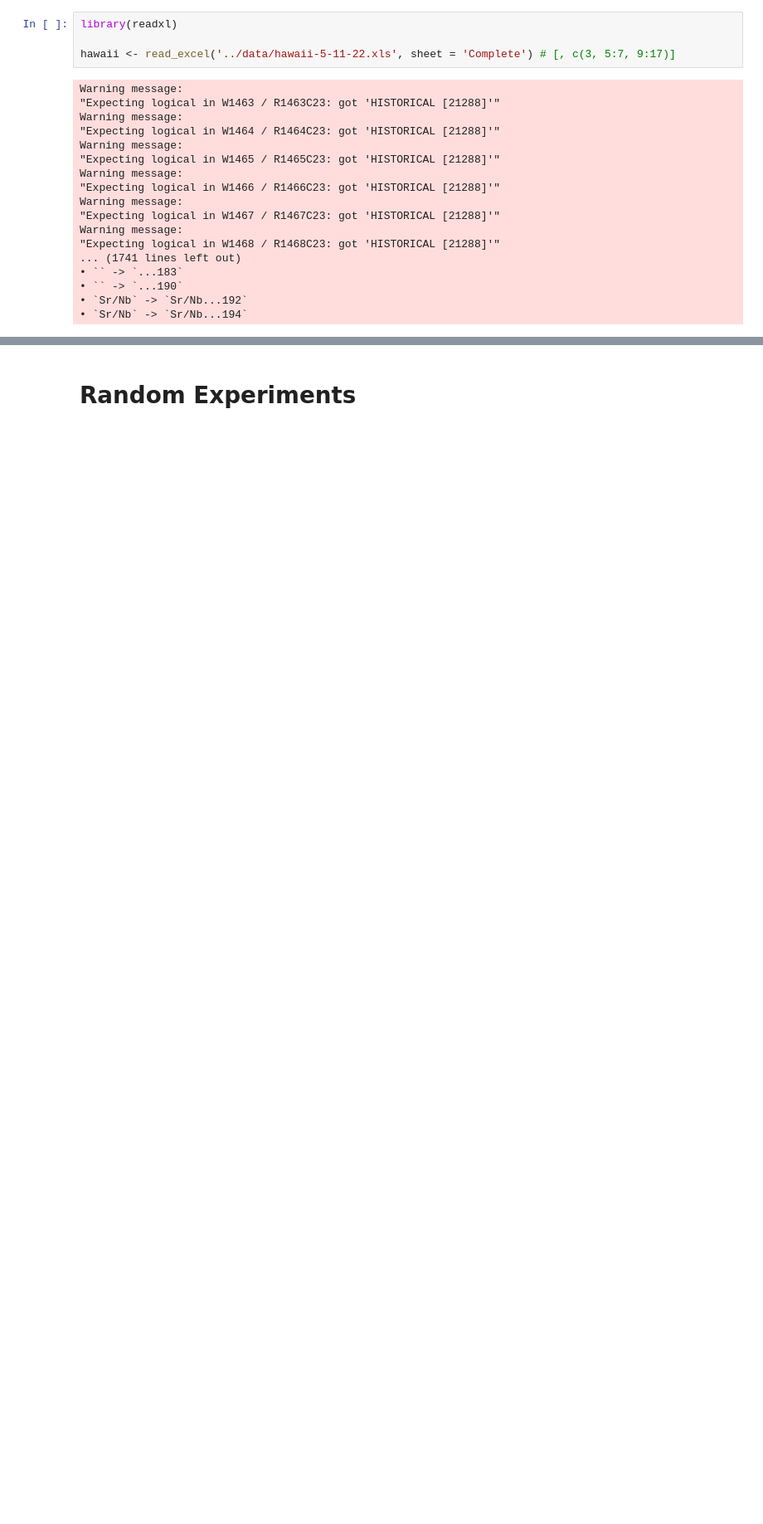
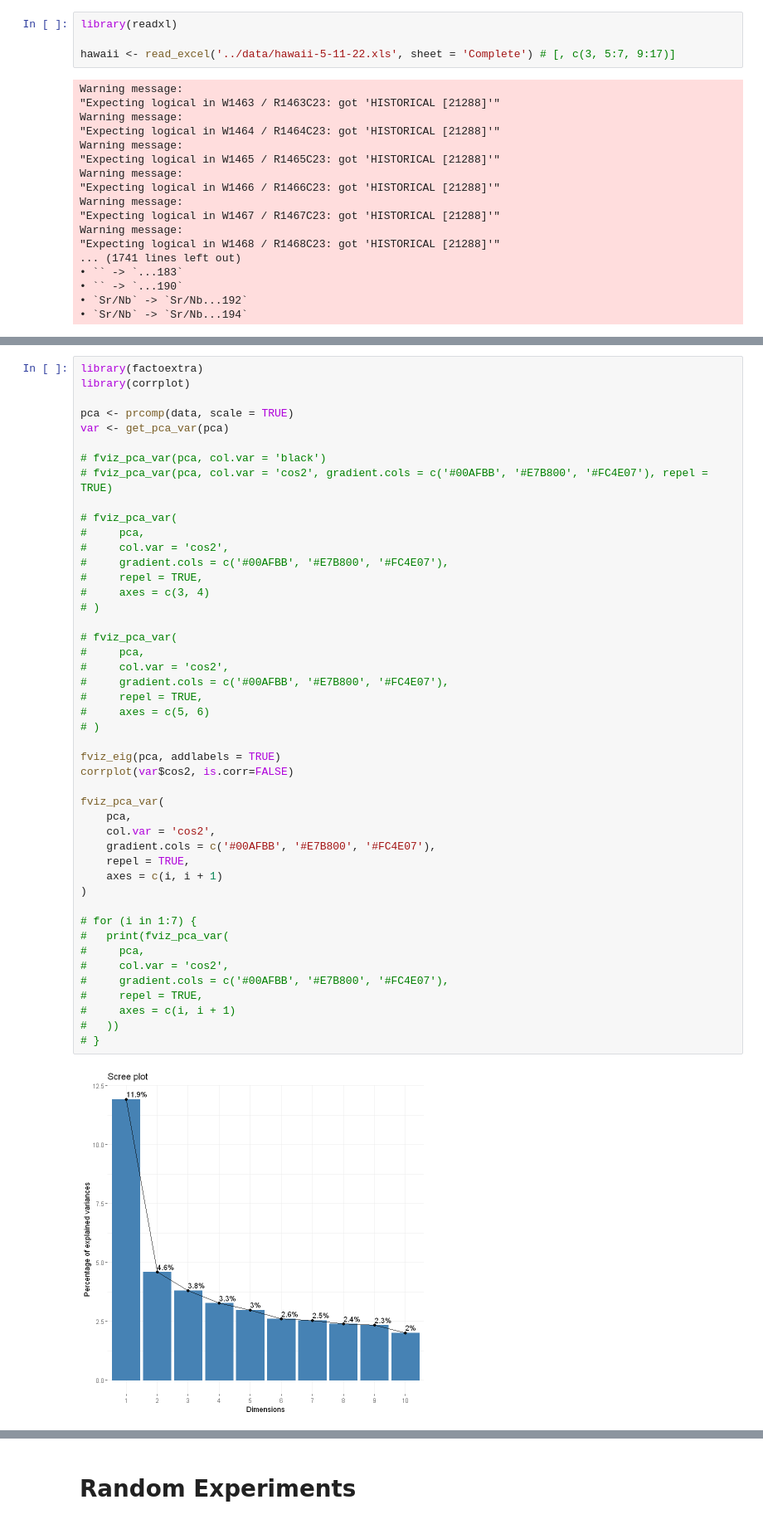
Before and after one commit to miromanestar/LomaGeology, a Jupyter notebook: src/pca.ipynb, the cells around one changed output, grey strips where cells are left out. Shown: that part at 83% size. Cells and saved outputs as stored; diff of their text form; blank space fills up the shorter version.

Commit message:
Added some new data

```diff
--- a/src/pca.ipynb
+++ b/src/pca.ipynb
@@ -43,0 +41,48 @@ Warning message:
+# %%
+library(factoextra)
+library(corrplot)
+
+pca <- prcomp(data, scale = TRUE)
+var <- get_pca_var(pca)
+
+# fviz_pca_var(pca, col.var = 'black')
+# fviz_pca_var(pca, col.var = 'cos2', gradient.cols = c('#00AFBB', '#E7B800', '#FC4E07'), repel = TRUE)
+
+# fviz_pca_var(
+#     pca,
+#     col.var = 'cos2',
+#     gradient.cols = c('#00AFBB', '#E7B800', '#FC4E07'),
+#     repel = TRUE,
+#     axes = c(3, 4)
+# )
+
+# fviz_pca_var(
+#     pca,
+#     col.var = 'cos2',
+#     gradient.cols = c('#00AFBB', '#E7B800', '#FC4E07'),
+#     repel = TRUE,
+#     axes = c(5, 6)
+# )
+
+fviz_eig(pca, addlabels = TRUE)
+corrplot(var$cos2, is.corr=FALSE)
+
+fviz_pca_var(
+    pca,
+    col.var = 'cos2',
+    gradient.cols = c('#00AFBB', '#E7B800', '#FC4E07'),
+    repel = TRUE,
+    axes = c(i, i + 1)
+)
+
+# for (i in 1:7) {
+#   print(fviz_pca_var(
+#     pca,
+#     col.var = 'cos2',
+#     gradient.cols = c('#00AFBB', '#E7B800', '#FC4E07'),
+#     repel = TRUE,
+#     axes = c(i, i + 1)
+#   ))
+# }
+# %% [output]
+[figure, added]
```
Also changed, not shown: parts of 3 cells of this notebook, 3 other files.
